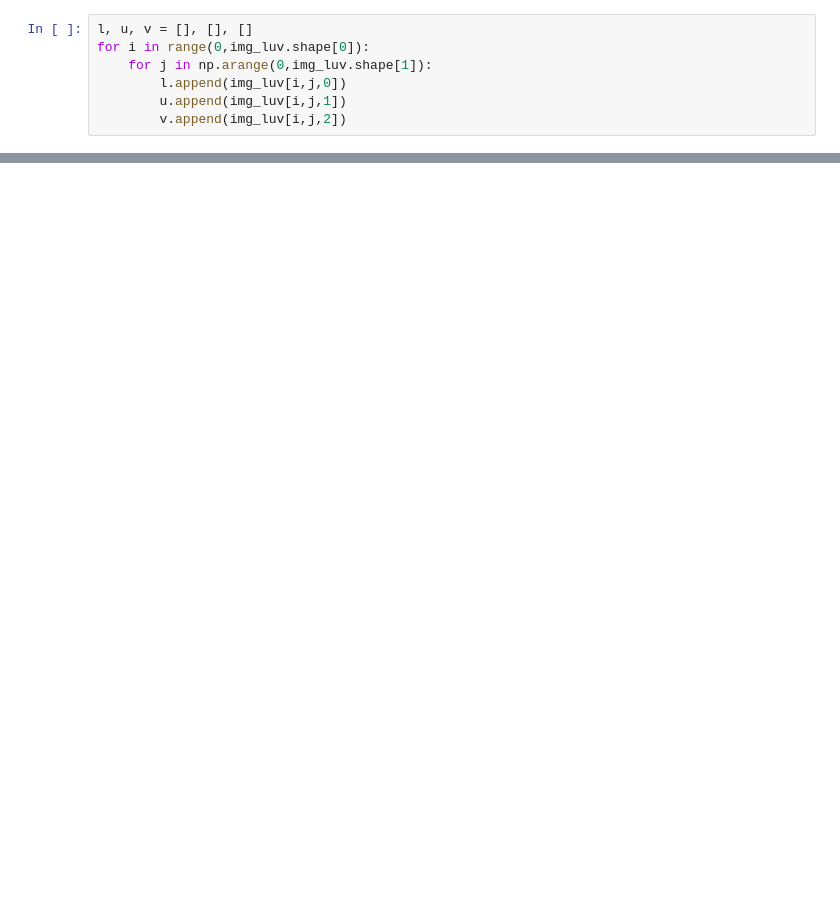
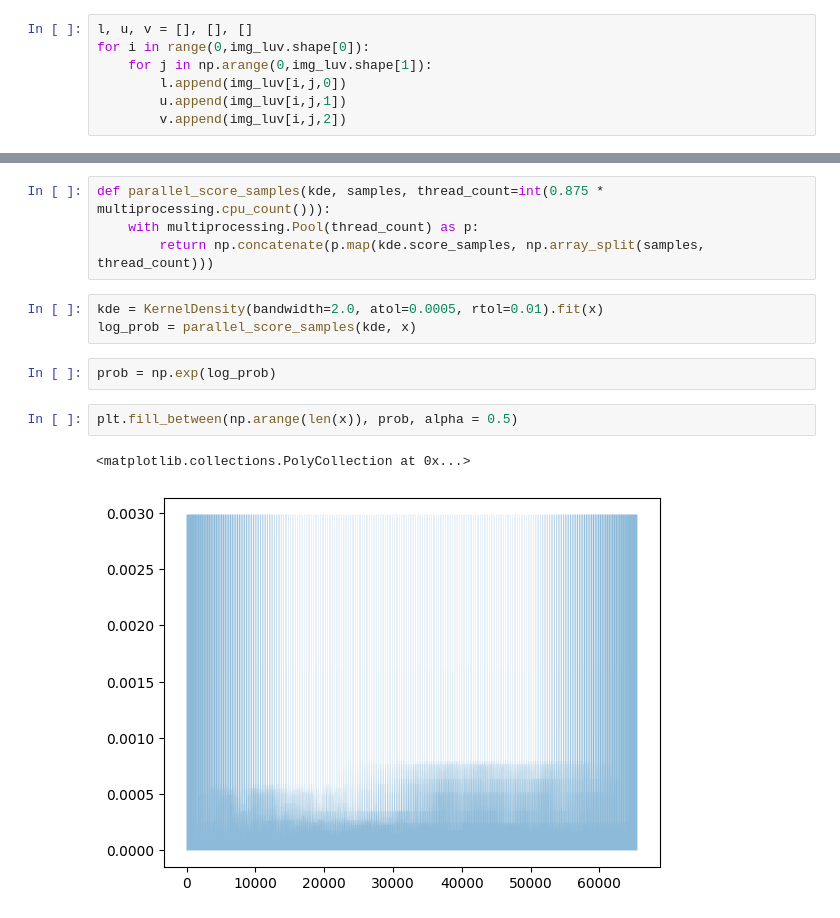
Before and after one commit to jormundur00/ToMAToAlgorithm, a Jupyter notebook: ImageSegmentation.ipynb, the cells around one changed output, grey strips where cells are left out. Drawn from its saved outputs; the diff is of its cells as text; blank space fills up the shorter version.

```diff
--- a/ImageSegmentation.ipynb
+++ b/ImageSegmentation.ipynb
@@ -55,0 +52,14 @@ KernelDensity(bandwidth=0.2)
+# %%
+def parallel_score_samples(kde, samples, thread_count=int(0.875 * multiprocessing.cpu_count())):
+    with multiprocessing.Pool(thread_count) as p:
+        return np.concatenate(p.map(kde.score_samples, np.array_split(samples, thread_count)))
+# %%
+kde = KernelDensity(bandwidth=2.0, atol=0.0005, rtol=0.01).fit(x)
+log_prob = parallel_score_samples(kde, x)
+# %%
+prob = np.exp(log_prob)
+# %%
+plt.fill_between(np.arange(len(x)), prob, alpha = 0.5)
+# %% [output]
+<matplotlib.collections.PolyCollection at 0x...>
+[figure, added]
```
Also changed, not shown: parts of 9 cells of this notebook.
